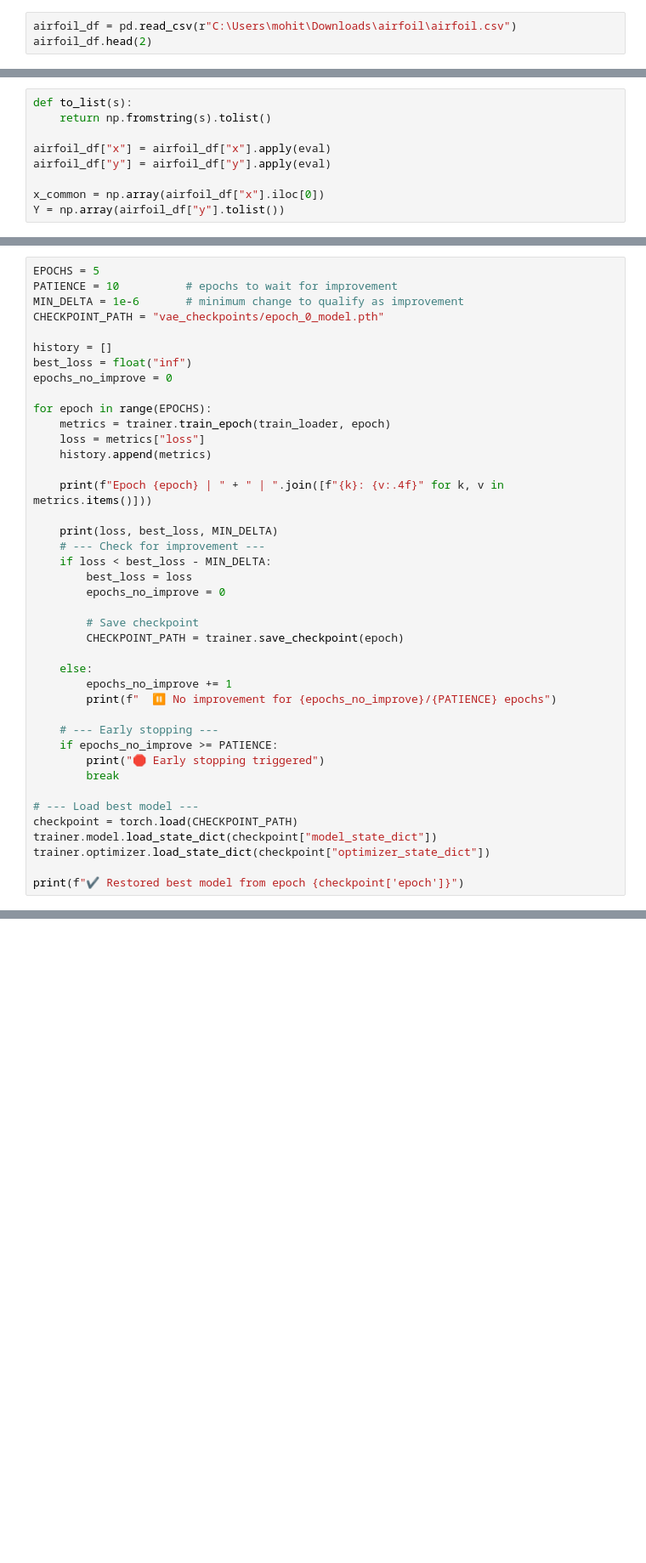
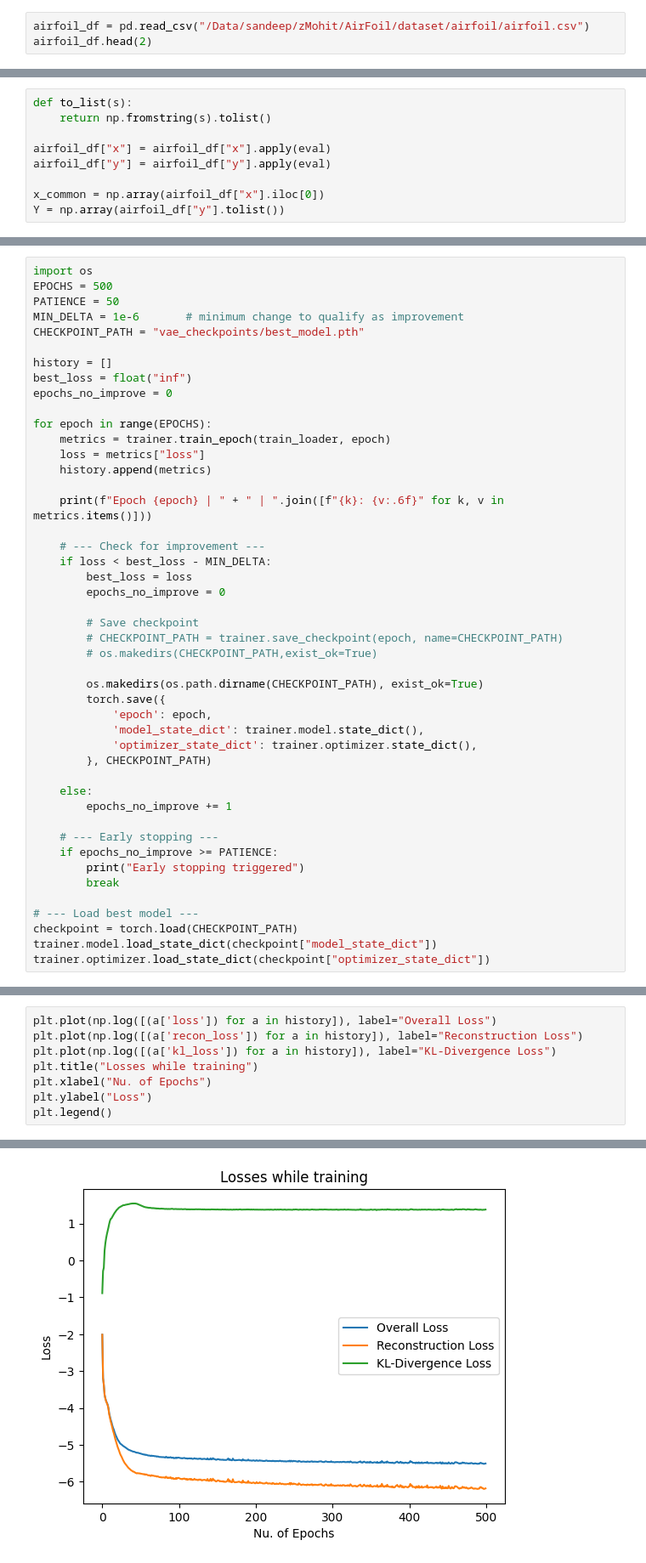
Before and after one commit to Mohit-coder-droid/NNAero, a Jupyter notebook: tutorials/models/vae.ipynb, the cells around one changed output, grey strips where cells are left out. Shown at 85% size. Saved outputs shown, nothing was run; the diff lists cells and outputs as text; blank space fills up the shorter version.

Commit message:
Updated tutorials/vae_training.ipynb - trained by changing some hyperparameters

```diff
--- a/tutorials/models/vae.ipynb
+++ b/tutorials/models/vae.ipynb
@@ -16,7 +18,7 @@ INFO:numexpr.utils:NumExpr defaulting to 12 threads.
 # %%
 from torch.utils.data import DataLoader, TensorDataset
 # %%
-airfoil_df = pd.read_csv(r"C:\Users\mohit\Downloads\airfoil\airfoil.csv")
+airfoil_df = pd.read_csv("/Data/sandeep/zMohit/AirFoil/dataset/airfoil/airfoil.csv")
 airfoil_df.head(2)
 # %% [output]
 |  | Unnamed: 0.1 | Unnamed: 0 | x | y | le_radius | le_angle | te_thickness | te_angle | ... |
@@ -71,8 +78,9 @@ trainer = VAETrainer(model,
 # %%
-EPOCHS = 5
-PATIENCE = 10          # epochs to wait for improvement
+import os
+EPOCHS = 500
+PATIENCE = 50
 MIN_DELTA = 1e-6       # minimum change to qualify as improvement
-CHECKPOINT_PATH = "vae_checkpoints/epoch_0_model.pth"
+CHECKPOINT_PATH = "vae_checkpoints/best_model.pth"
 
 history = []
 best_loss = float("inf")
@@ -83,30 +91,34 @@ for epoch in range(EPOCHS):
     loss = metrics["loss"]
     history.append(metrics)
 
-    print(f"Epoch {epoch} | " + " | ".join([f"{k}: {v:.4f}" for k, v in metrics.items()]))
+    print(f"Epoch {epoch} | " + " | ".join([f"{k}: {v:.6f}" for k, v in metrics.items()]))
 
-    print(loss, best_loss, MIN_DELTA)
     # --- Check for improvement ---
     if loss < best_loss - MIN_DELTA:
         best_loss = loss
         epochs_no_improve = 0
 
         # Save checkpoint
-        CHECKPOINT_PATH = trainer.save_checkpoint(epoch)
+        # CHECKPOINT_PATH = trainer.save_checkpoint(epoch, name=CHECKPOINT_PATH)
+        # os.makedirs(CHECKPOINT_PATH,exist_ok=True)
+
+        os.makedirs(os.path.dirname(CHECKPOINT_PATH), exist_ok=True)
+        torch.save({
+            'epoch': epoch,
+            'model_state_dict': trainer.model.state_dict(),
+            'optimizer_state_dict': trainer.optimizer.state_dict(),
+        }, CHECKPOINT_PATH)
 
     else:
         epochs_no_improve += 1
-        print(f"  ⏸ No improvement for {epochs_no_improve}/{PATIENCE} epochs")
 
     # --- Early stopping ---
     if epochs_no_improve >= PATIENCE:
-        print("🛑 Early stopping triggered")
+        print("Early stopping triggered")
         break
 
 # --- Load best model ---
 checkpoint = torch.load(CHECKPOINT_PATH)
 trainer.model.load_state_dict(checkpoint["model_state_dict"])
 trainer.optimizer.load_state_dict(checkpoint["optimizer_state_dict"])
-
-print(f"✔ Restored best model from epoch {checkpoint['epoch']}")
 # %% [output]
@@ -128,0 +142,9 @@ AttributeError: 'NoneType' object has no attribute 'seek'. You can only torch.lo
+# %%
+plt.plot(np.log([(a['loss']) for a in history]), label="Overall Loss")
+plt.plot(np.log([(a['recon_loss']) for a in history]), label="Reconstruction Loss")
+plt.plot(np.log([(a['kl_loss']) for a in history]), label="KL-Divergence Loss")
+plt.title("Losses while training")
+plt.xlabel("Nu. of Epochs")
+plt.ylabel("Loss")
+plt.legend()
+# %% [output]
@@ -128,0 +152 @@ AttributeError: 'NoneType' object has no attribute 'seek'. You can only torch.lo
+[figure, added]
```
Also changed, not shown: parts of 23 cells of this notebook, 1 other file.
